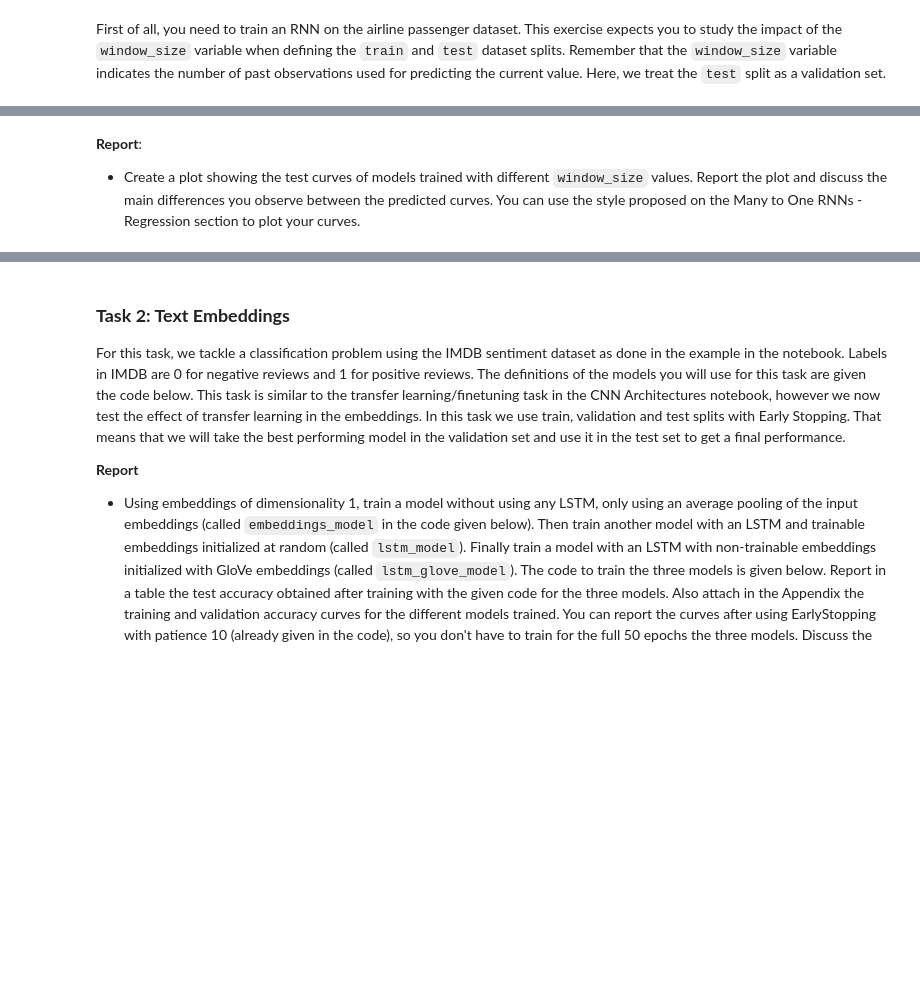
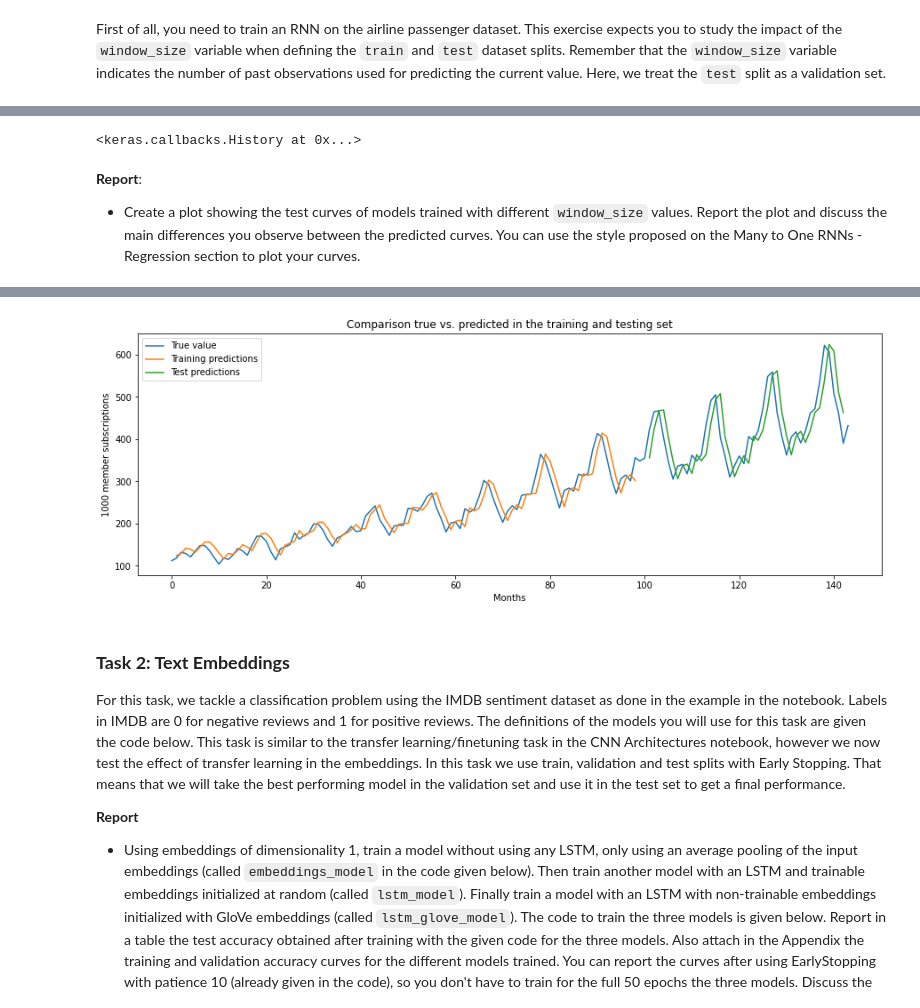
Before and after one commit to man-like-vinny/DeepLearning, a Jupyter notebook: RNN.ipynb, the cells around one changed output, grey strips where cells are left out. Saved outputs shown, nothing was run; the diff lists cells and outputs as text; code cells hidden in the pictures; blank space fills up the shorter version.

```diff
--- a/RNN.ipynb
+++ b/RNN.ipynb
@@ -1233,5 +1250,54 @@ print("Shape of training labels: " + str((train_Y.shape)))
+# %%
+batch_size = 32
+rnn = Sequential()
+rnn.add(LSTM(16, input_shape = (window_size, 1)))
+rnn.add(Dense(1))
+rnn.compile(loss = "mean_squared_error",  optimizer = "adam", metrics = ['mse'])
+
+rnn.fit(train_X, train_Y, epochs=500, batch_size=batch_size, verbose=0)
+# %% [output]
+<keras.callbacks.History at 0x...>
 # %% [markdown]
 
 **Report**:
 
 *   Create a plot showing the test curves of models trained with different `window_size` values. Report the plot and discuss the main differences you observe between the predicted curves. You can use the style proposed on the Many to One RNNs - Regression section to plot your curves.
+# %%
+import math
+
+def get_predict_and_score(model, X, Y):
+    # transform the prediction to the original scale.
+    pred = normalizer.inverse_transform(model.predict(X))
+    # transform also the label to the original scale for interpretability.
+    orig_data = normalizer.inverse_transform([Y])
+    # calculate RMSE.
+    score = math.sqrt(mean_squared_error(orig_data[0], pred[:, 0]))
+    return score, pred
+
+mse_train, train_predict = get_predict_and_score(rnn, train_X, train_Y)
+mse_test, test_predict = get_predict_and_score(rnn, test_X, test_Y)
+
+print("Training data error: %.2f MSE" % mse_train)
+print("Test data error: %.2f MSE" % mse_test)
+
+# Training predictions.
+train_predictions = np.empty_like(dataset)
+train_predictions[:, :] = np.nan
+train_predictions[window_size:len(train_predict) + window_size, :] = train_predict
+
+# Test predictions.
+test_predictions = np.empty_like(dataset)
+test_predictions[:, :] = np.nan
+test_predictions[len(train_predict) + (window_size * 2) + 1:len(dataset) - 1, :] = test_predict
+
+# Create the plot.
+plt.figure(figsize = (15, 5))
+plt.plot(normalizer.inverse_transform(dataset), label = "True value")
+plt.plot(train_predictions, label = "Training predictions")
+plt.plot(test_predictions, label = "Test predictions")
+plt.xlabel("Months")
+plt.ylabel("1000 member subscriptions")
+plt.title("Comparison true vs. predicted in the training and testing set")
+plt.legend()
+plt.show()
+# %% [output]
@@ -1238,3 +1308,4 @@ print("Shape of training labels: " + str((train_Y.shape)))
+[figure, added]
 # %% [markdown]
 ### **Task 2: Text Embeddings**
 For this task, we tackle a classification problem using the IMDB sentiment dataset as done in the example in the notebook. Labels in IMDB are 0 for negative reviews and 1 for positive reviews. The definitions of the models you will use for this task are given the code below. This task is similar to the transfer learning/finetuning task in the CNN Architectures notebook, however we now test the effect of transfer learning in the embeddings. In this task we use train, validation and test splits with Early Stopping. That means that we will take the best performing model in the validation set and use it in the test set to get a final performance.
```
Also changed, not shown: parts of 3 cells of this notebook.
